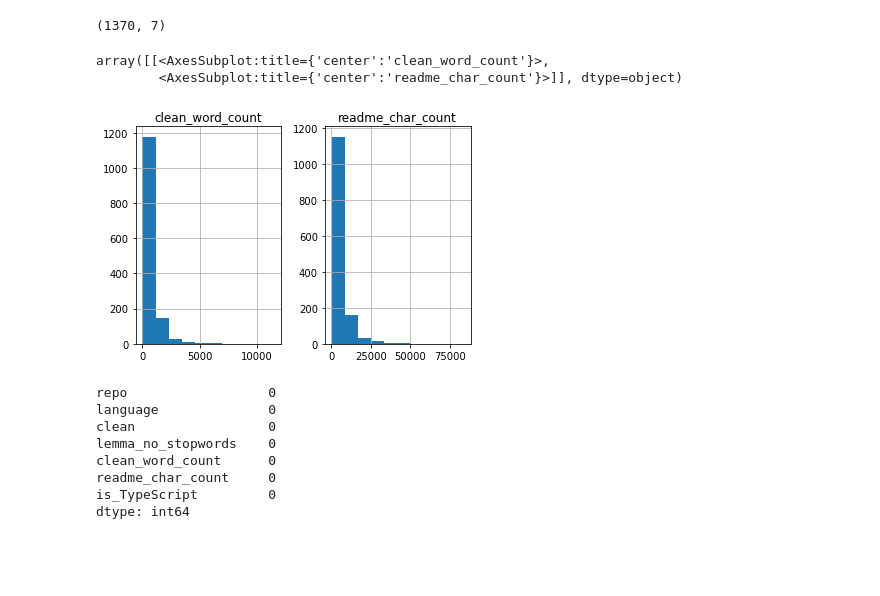
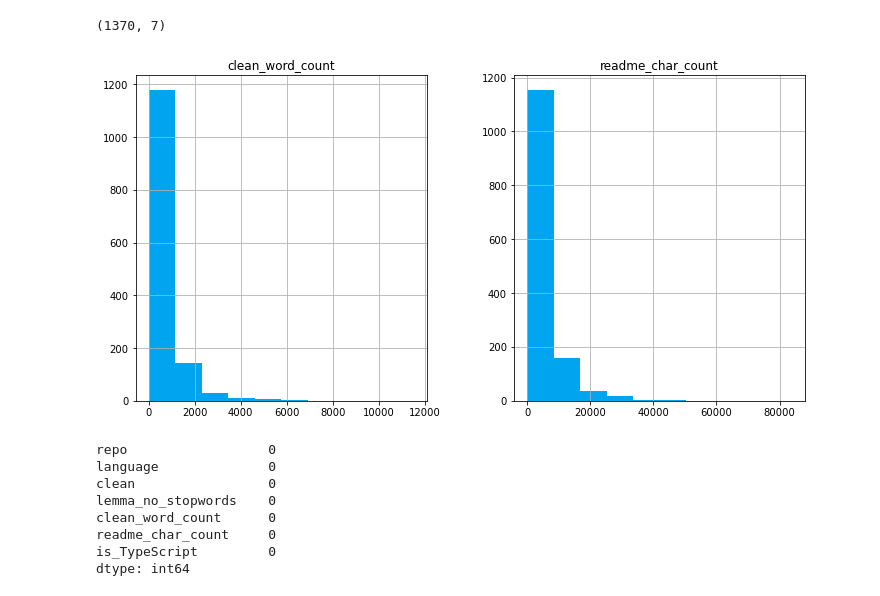
Before and after one commit to lets-talk-codeup/github-guesser, a Jupyter notebook: NLP_project_final_notebook.ipynb, the cells around one changed output. Cells and saved outputs as stored; diff of their text form; code cells hidden in the pictures; blank space fills up the shorter version.

Commit message:
Updates to Final Notebook Graphs

```diff
--- a/NLP_project_final_notebook.ipynb
+++ b/NLP_project_final_notebook.ipynb
@@ -123,11 +123,10 @@ df.shape
 (1370, 7)
 # %%
 #Take a look at the histogram of numerical variables
-df.hist()
+df.hist(figsize=(12,6), color=('#00a4ef'))
+plt.show()
 # %% [output]
-array([[<AxesSubplot:title={'center':'clean_word_count'}>,
-        <AxesSubplot:title={'center':'readme_char_count'}>]], dtype=object)
-[figure, old version]
+[figure, new version]
 # %%
 #Confirm data does not contain nulls
 df.isna().sum()
```
Also changed, not shown: parts of 18 cells of this notebook.
